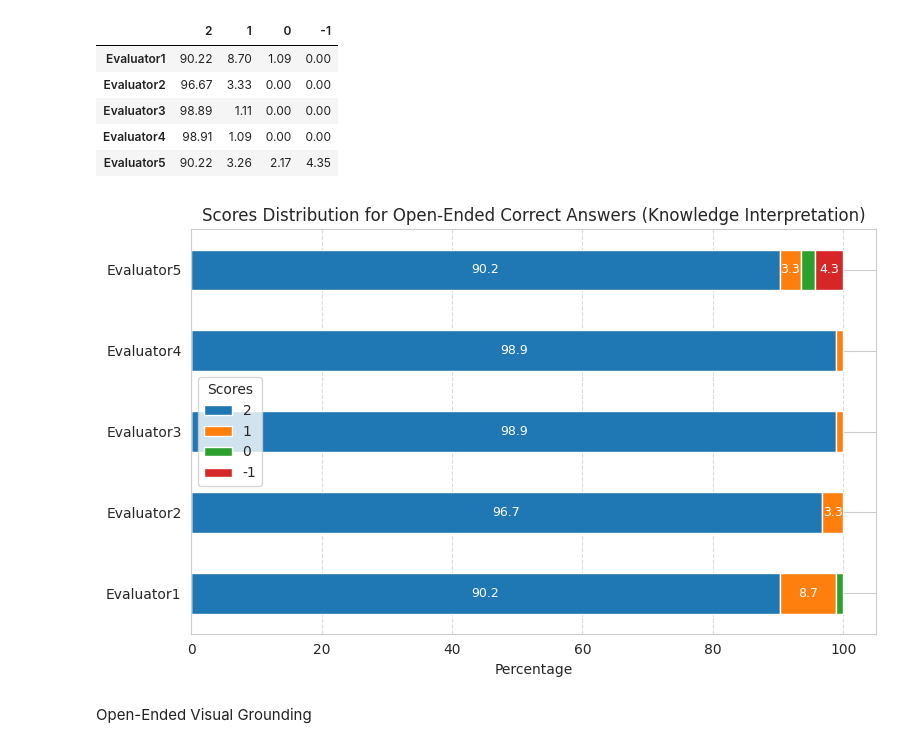
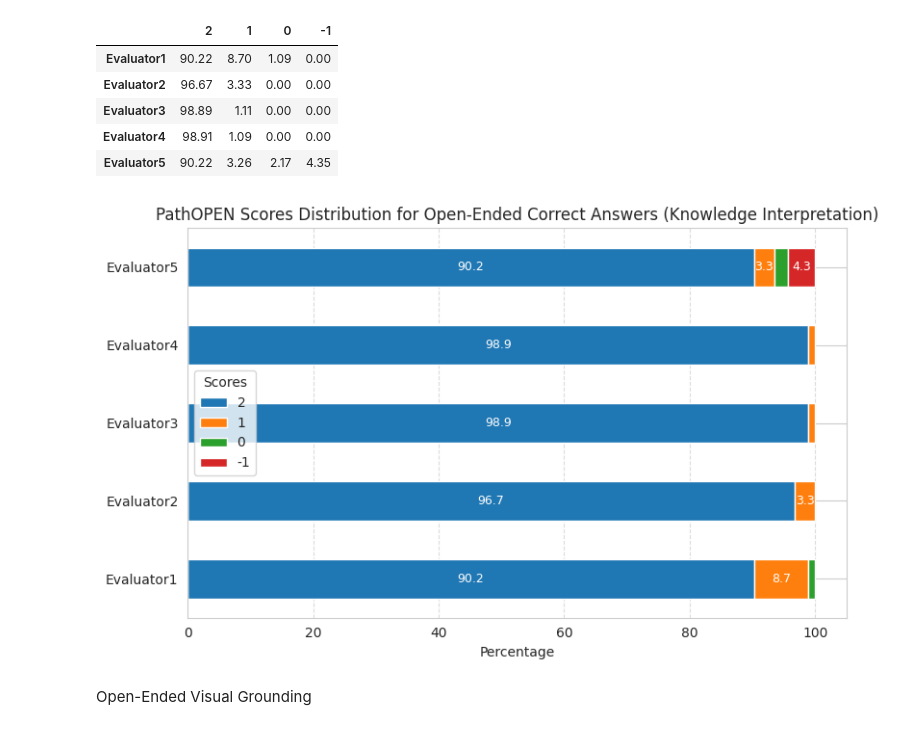
Before and after one commit to embedded-robotics/path-open-data, a Jupyter notebook: data_eval_analysis_scripts/pathopen_eval_data_analysis_combined.ipynb, the cells around one changed output. Saved outputs shown, nothing was run; the diff lists cells and outputs as text; code cells hidden in the pictures.

Commit message:
Added all the graphs

```diff
--- a/data_eval_analysis_scripts/pathopen_eval_data_analysis_combined.ipynb
+++ b/data_eval_analysis_scripts/pathopen_eval_data_analysis_combined.ipynb
@@ -53,18 +53,18 @@ correct_answers_open_ended_know_inter
 # %%
 ax = correct_answers_open_ended_know_inter.plot(kind='barh', stacked=True, figsize=(8, 5))
 for container in ax.containers:
     labels = [f'{v.get_width():.1f}' if v.get_width() > 3 else '' for v in container]
     ax.bar_label(container, label_type='center', fontsize=9, color='white', labels=labels)
-ax.set_title('Scores Distribution for Open-Ended Correct Answers (Knowledge Interpretation)')
+ax.set_title('PathOPEN Scores Distribution for Open-Ended Correct Answers (Knowledge Interpretation)')
 ax.set_xlabel('Percentage')
 ax.grid(axis='x', linestyle='--', alpha=0.7)
 ax.legend(title='Scores', loc='best')
 plt.xticks(rotation=0)
 plt.tight_layout()
 plt.savefig(f'{output_data_path}/pathopen_open_ended_correct_answers_know_inter.png')
 plt.show()
 # %% [output]
-[figure, old version]
+[figure, new version]
 # %% [markdown]
 Open-Ended Visual Grounding
 # %%
```
Also changed, not shown: parts of 9 cells of this notebook, 15 other files.
